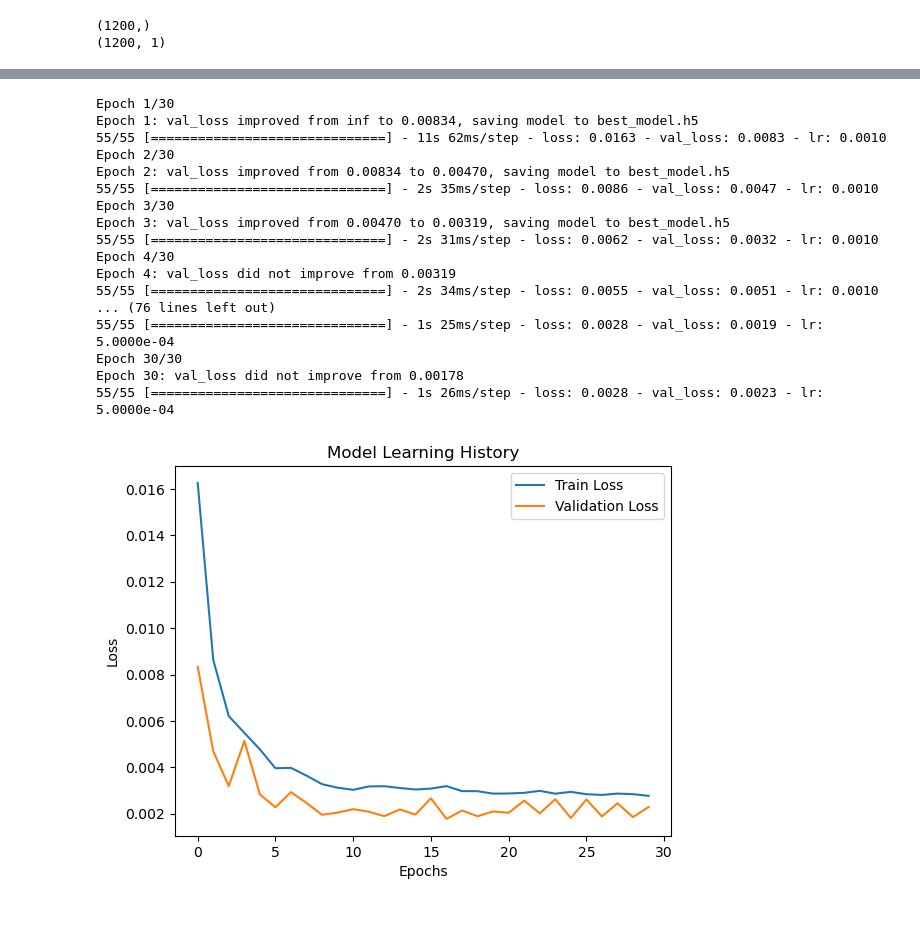
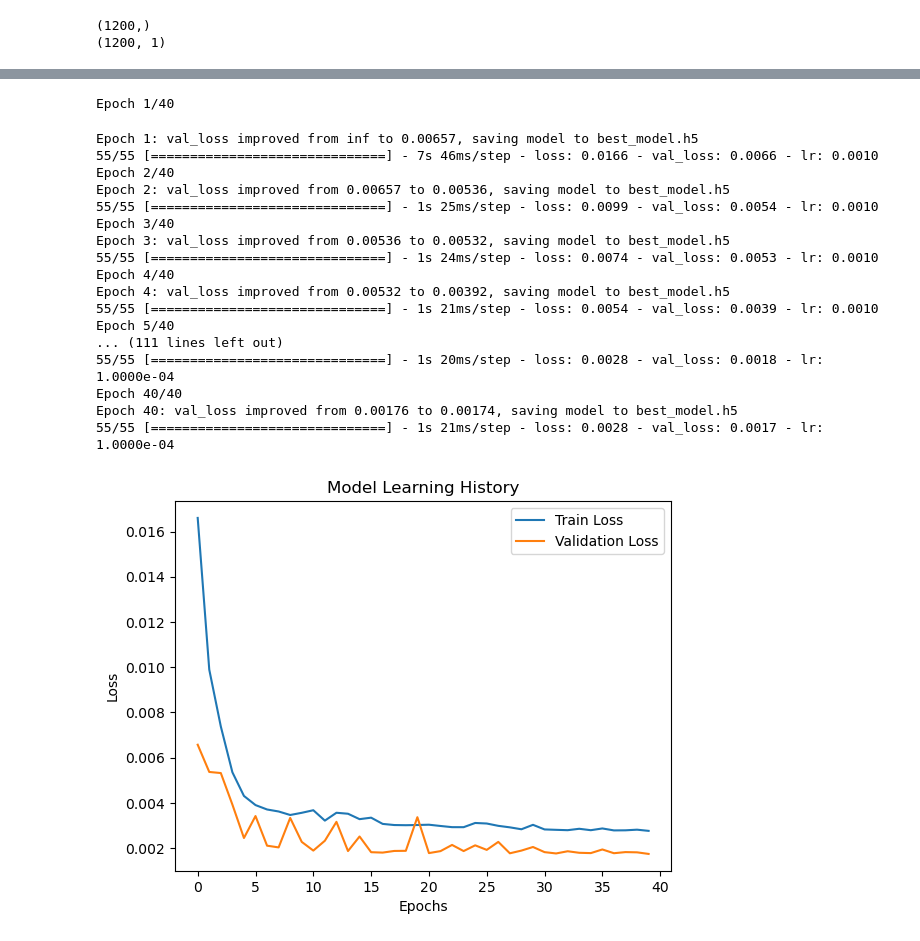
Before and after one commit to trdin/air_quality_RNN, a Jupyter notebook: projekt.ipynb, the cells around one changed output, grey strips where cells are left out. Cells and saved outputs as stored; diff of their text form; code cells hidden in the pictures.

```diff
--- a/projekt.ipynb
+++ b/projekt.ipynb
@@ -324,5 +453,5 @@ selected_features = selected_features.tolist()
 # %%
-learn_features = all_data[list(selected_features) + ['PM10']]
+learn_features = all_data[ ['PM10']+ list(selected_features)]
 plot_histograms(learn_features)
 learn_features = learn_features.values
 # %% [output]
@@ -340,10 +469,13 @@ train_data.shape, test_data.shape
 # %%
-train_pm10 = np.array(train_data[:,7])
-test_pm10 = np.array(test_data[:,7])
+train_pm10 = np.array(train_data[:,0])
+test_pm10 = np.array(test_data[:,0])
 pm10_scaler = MinMaxScaler()
 train_pm10_normalized = pm10_scaler.fit_transform(train_pm10.reshape(-1, 1))
 test_pm10_normalized = pm10_scaler.transform(test_pm10.reshape(-1, 1))
 
+train_final_pm10 = np.array(learn_features[:, 0])
+train_final_pm10_normalized = pm10_scaler.fit_transform(train_final_pm10.reshape(-1, 1))
+
 print(train_pm10_normalized)
 print(test_pm10_normalized)
 # %% [output]
@@ -362,12 +494,16 @@ print(test_pm10_normalized)
  [0.10465116]
  [0.09302326]]
 # %%
-train_other = np.array(train_data[:,:7])
-test_other = np.array(test_data[:,:7])
+train_other = np.array(train_data[:,1:])
+test_other = np.array(test_data[:,1:])
 other_scaler = MinMaxScaler()
 train_other_normalized = other_scaler.fit_transform(train_other)
 test_other_normalized = other_scaler.transform(test_other)
 
+train_final_other = np.array(learn_features[:, 1:])
+train_final_other_normalized = other_scaler.fit_transform(train_final_other)
+
 print(train_other_normalized)
 print(test_other_normalized)
+print(train_other_normalized.shape)
 # %% [output]
@@ -746,9 +889,8 @@ def build_advanced_lstm_model(input_shape):
 
     # GRU layers
 
-    model.add(GRU(units=96, return_sequences=True, input_shape=input_shape))
-    model.add(GRU(units=48,return_sequences=True))
-    model.add(GRU(units=48))
+    model.add(LSTM(units=92, return_sequences=True, input_shape=input_shape))
+    model.add(LSTM(units=48))
     model.add(Dense(units=24, activation='relu'))
     model.add(Dense(units=1))
 
@@ -760,12 +902,12 @@ def build_advanced_lstm_model(input_shape):
     return model
 
 
-def train_and_plot_adv_model(model, X_train, y_train, epochs=50):
+def train_and_plot_adv_model(model, X_train, y_train, epochs=50, name='best_model.h5'):
     optimizer = Adam(lr=0.001)
 
     # Add ReduceLROnPlateau and ModelCheckpoint callbacks
-    reduce_lr = ReduceLROnPlateau(monitor='val_loss', patience=10, factor=0.5, min_lr=0.0001, verbose=1)
-    checkpoint = ModelCheckpoint('best_model.h5', monitor='val_loss', save_best_only=True, verbose=1)
+    reduce_lr = ReduceLROnPlateau(monitor='val_loss', patience=5, factor=0.5, min_lr=0.0001, verbose=1)
+    checkpoint = ModelCheckpoint(name, monitor='val_loss', save_best_only=True, verbose=1)
 
     model.compile(optimizer=optimizer, loss='mean_squared_error')
     history = model.fit(X_train, y_train, epochs=epochs, batch_size=64, validation_split=0.2, callbacks=[reduce_lr, checkpoint], verbose=1)
@@ -780,26 +922,27 @@ def train_and_plot_adv_model(model, X_train, y_train, epochs=50):
     plt.show()
 # %%
 lstm_model = build_advanced_lstm_model(input_shape)
-train_and_plot_adv_model(lstm_model, X_train, y_train, epochs=30)
+train_and_plot_adv_model(lstm_model, X_train, y_train, epochs=40)
 # %% [output]
-Epoch 1/30
-Epoch 1: val_loss improved from inf to 0.00834, saving model to best_model.h5
-55/55 [==============================] - 11s 62ms/step - loss: 0.0163 - val_loss: 0.0083 - lr: 0.0010
-Epoch 2/30
-Epoch 2: val_loss improved from 0.00834 to 0.00470, saving model to best_model.h5
-55/55 [==============================] - 2s 35ms/step - loss: 0.0086 - val_loss: 0.0047 - lr: 0.0010
-Epoch 3/30
-Epoch 3: val_loss improved from 0.00470 to 0.00319, saving model to best_model.h5
-55/55 [==============================] - 2s 31ms/step - loss: 0.0062 - val_loss: 0.0032 - lr: 0.0010
-Epoch 4/30
-Epoch 4: val_loss did not improve from 0.00319
-55/55 [==============================] - 2s 34ms/step - loss: 0.0055 - val_loss: 0.0051 - lr: 0.0010
-... (76 lines left out)
-55/55 [==============================] - 1s 25ms/step - loss: 0.0028 - val_loss: 0.0019 - lr: 5.0000e-04
-Epoch 30/30
-Epoch 30: val_loss did not improve from 0.00178
-55/55 [==============================] - 1s 26ms/step - loss: 0.0028 - val_loss: 0.0023 - lr: 5.0000e-04
+Epoch 1/40
+Epoch 1: val_loss improved from inf to 0.00657, saving model to best_model.h5
+55/55 [==============================] - 7s 46ms/step - loss: 0.0166 - val_loss: 0.0066 - lr: 0.0010
+Epoch 2/40
+Epoch 2: val_loss improved from 0.00657 to 0.00536, saving model to best_model.h5
+55/55 [==============================] - 1s 25ms/step - loss: 0.0099 - val_loss: 0.0054 - lr: 0.0010
+Epoch 3/40
+Epoch 3: val_loss improved from 0.00536 to 0.00532, saving model to best_model.h5
+55/55 [==============================] - 1s 24ms/step - loss: 0.0074 - val_loss: 0.0053 - lr: 0.0010
+Epoch 4/40
+Epoch 4: val_loss improved from 0.00532 to 0.00392, saving model to best_model.h5
+55/55 [==============================] - 1s 21ms/step - loss: 0.0054 - val_loss: 0.0039 - lr: 0.0010
+Epoch 5/40
+... (111 lines left out)
+55/55 [==============================] - 1s 20ms/step - loss: 0.0028 - val_loss: 0.0018 - lr: 1.0000e-04
+Epoch 40/40
+Epoch 40: val_loss improved from 0.00176 to 0.00174, saving model to best_model.h5
+55/55 [==============================] - 1s 21ms/step - loss: 0.0028 - val_loss: 0.0017 - lr: 1.0000e-04
-[figure, old version]
+[figure, new version]
 # %%
 from keras.models import load_model
 lstm_model = load_model('best_model.h5')
```
Also changed, not shown: parts of 42 cells of this notebook, 9 other files.
